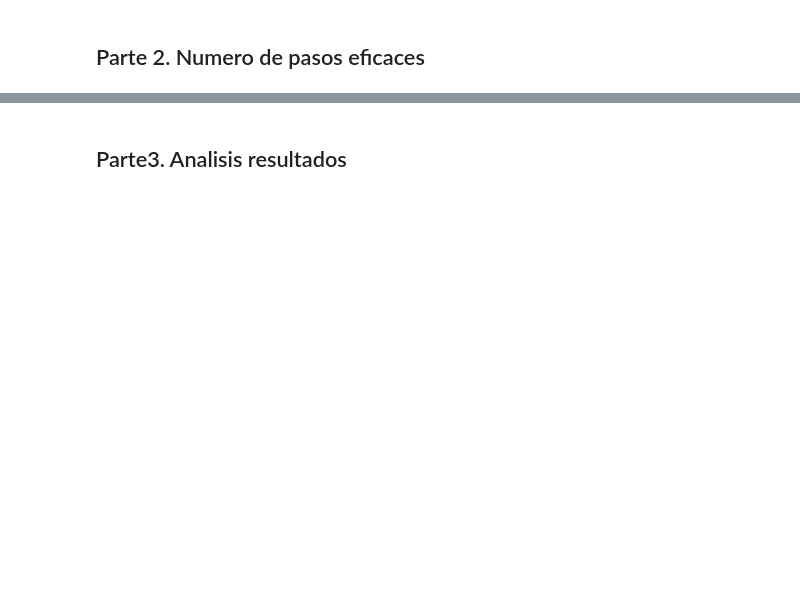
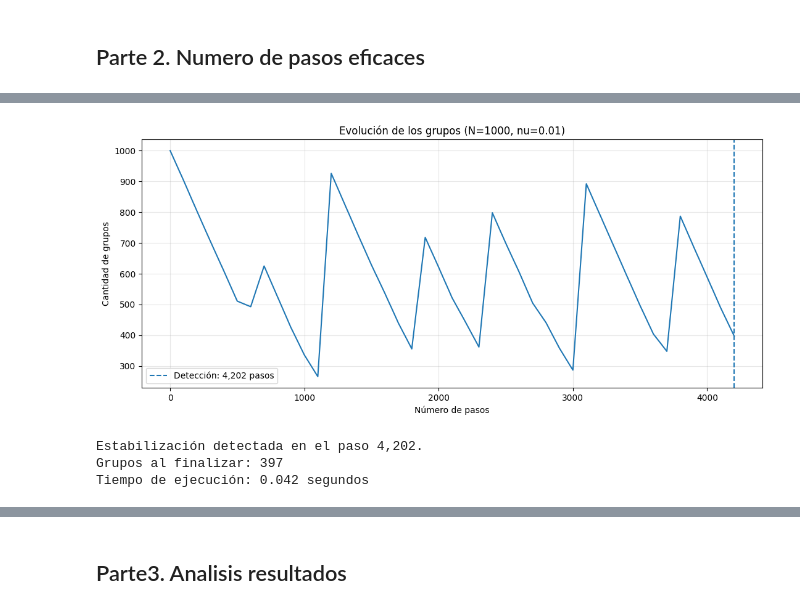
Before and after one commit to Manuel2232/Taller_Intermedio_Herr_Comp, a Jupyter notebook: Proyecto_Intermedio.ipynb, the cells around one changed output, grey strips where cells are left out. Saved outputs shown, nothing was run; the diff lists cells and outputs as text; code cells hidden in the pictures; blank space fills up the shorter version.

```diff
--- a/Proyecto_Intermedio.ipynb
+++ b/Proyecto_Intermedio.ipynb
@@ -121,5 +80,5 @@ def simular(N, nu, pasos, semilla=None):
 
 El ejemplo usa valores pequeños para ejecutarse rápidamente. Para los parámetros originales: `simular(N=10000, nu=0.01, pasos=1000000)`. Esta ejecución puede tardar considerablemente más.
 # %%
-resultado = simular(N=100, nu=0.01, pasos=1000, semilla=42)
-resultado
+resultado1 = simular1(N=100, nu=0.01, pasos=1000, semilla=42)
+resultado1
@@ -137,0 +420,12 @@ aleatorio['semilla'], aleatorio['distribucion_tamanos']
+# %%
+resultado = estimar_pasos_optimos(
+    N=1000,
+    nu=0.01,
+    pasos_max=200_000,
+    semilla=42
+)
+# %% [output]
+[figure, added]
+Estabilización detectada en el paso 4,202.
+Grupos al finalizar: 397
+Tiempo de ejecución: 0.042 segundos
```
Also changed, not shown: parts of 15 cells of this notebook.
